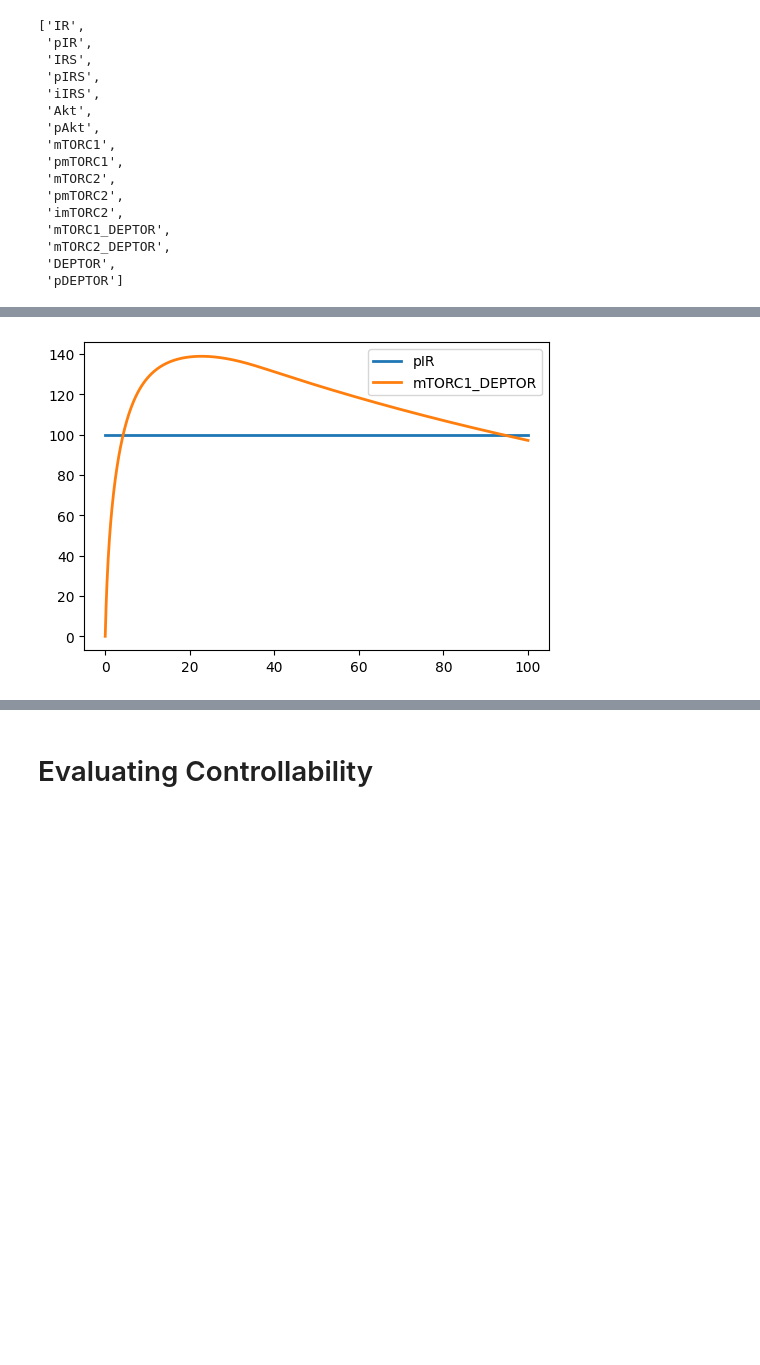
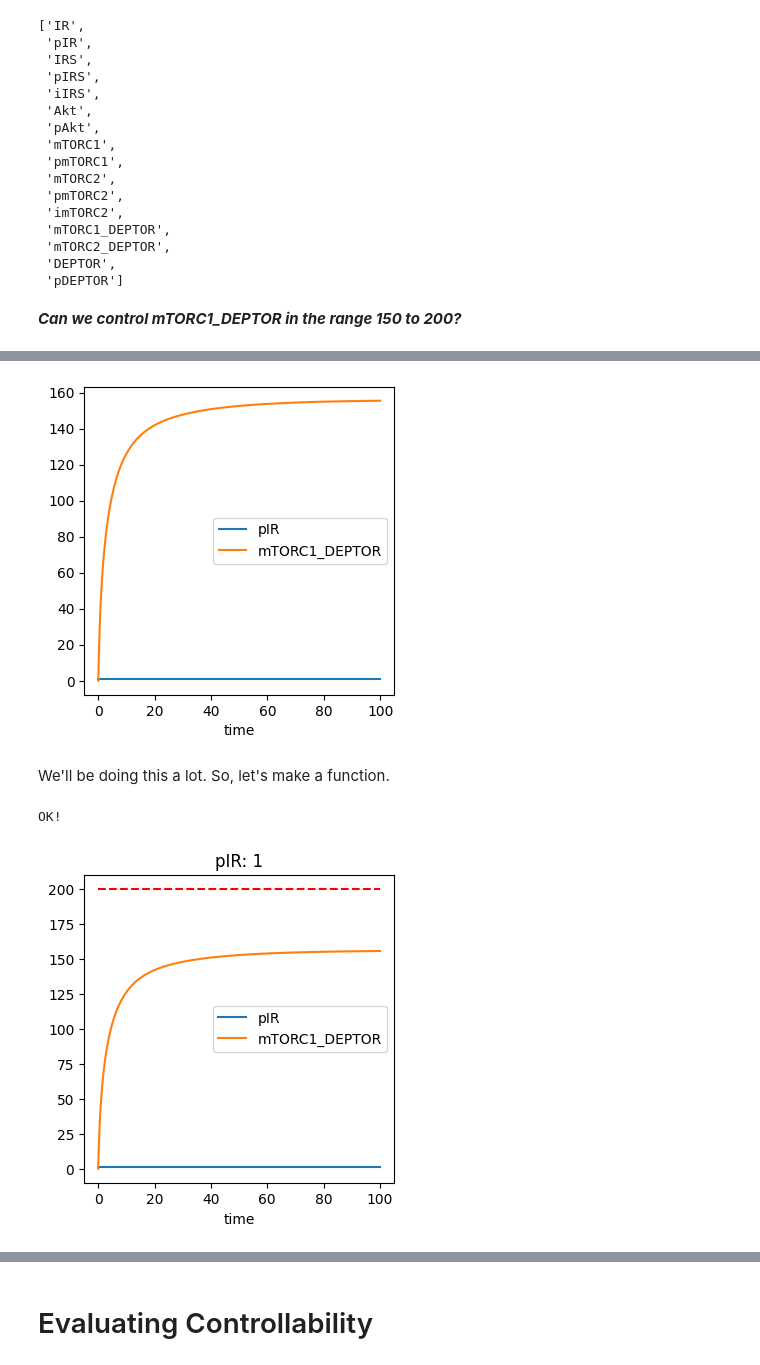
Before and after one commit to joseph-hellerstein/advanced-controls-lectures, a Jupyter notebook: lectures/lecture_05-controllability/Controllability.ipynb, the cells around one changed output, grey strips where cells are left out. Cells and saved outputs as stored; diff of their text form; code cells hidden in the pictures; blank space fills up the shorter version.

```diff
--- a/lectures/lecture_05-controllability/Controllability.ipynb
+++ b/lectures/lecture_05-controllability/Controllability.ipynb
@@ -154,9 +156,37 @@ rr.getFloatingSpeciesIds()
  'mTORC2_DEPTOR',
  'DEPTOR',
  'pDEPTOR']
+# %% [markdown]
+***Can we control mTORC1_DEPTOR in the range 150 to 200?***
 # %% [markdown]
 <img src="https://github.com/joseph-hellerstein/advanced-controls-lectures/blob/main/lectures/lecture_05-controllability/mtor.png" width="300" height="225" /></a>
 # %%
-_ = plotModel(MTOR_URL,  input_species="pIR", selections=["pIR", "mTORC1_DEPTOR"], pIR=100, times=np.linspace(0, 100, 1000))
+input_name = "pIR"
+input_value = 1
+_ = plotModel(MTOR_URL,  input_name=input_name, selections=[input_name, "mTORC1_DEPTOR"],
+              parameter_dct={input_name: input_value}, times=np.linspace(0, 100, 1000))
 # %% [output]
-[figure, old version]
+[figure, new version]
+# %% [markdown]
+We'll be doing this a lot. So, let's make a function.
+# %%
+def evaluateControlability(input_value:float, desired_output:float, is_plot:bool=True):
+    # Plot TROC1_DEPTOR for different values of pIR as a fixed species
+    #   input_value: float (setting for pIR)
+    #   desired_output: float (desired value for mTORC1_DEPTOR)
+    input_name = "pIR"
+    end_time = 100
+    _ = plotModel(MTOR_URL,  input_name=input_name, selections=[input_name, "mTORC1_DEPTOR"],
+                  title=f"{input_name}: {input_value}",
+                  parameter_dct={input_name: input_value}, times=np.linspace(0, end_time, 1000), is_plot=False)
+    ax = plt.gca()
+    ax.plot([0, end_time], [desired_output, desired_output], linestyle="--", color="red")
+    if is_plot:
+        plt.show()
+
+#
+evaluateControlability(1, 200, is_plot=False)
+print("OK!")
+# %% [output]
+OK!
+[figure, added]
```
Also changed, not shown: parts of 22 cells of this notebook, 2 other files.
